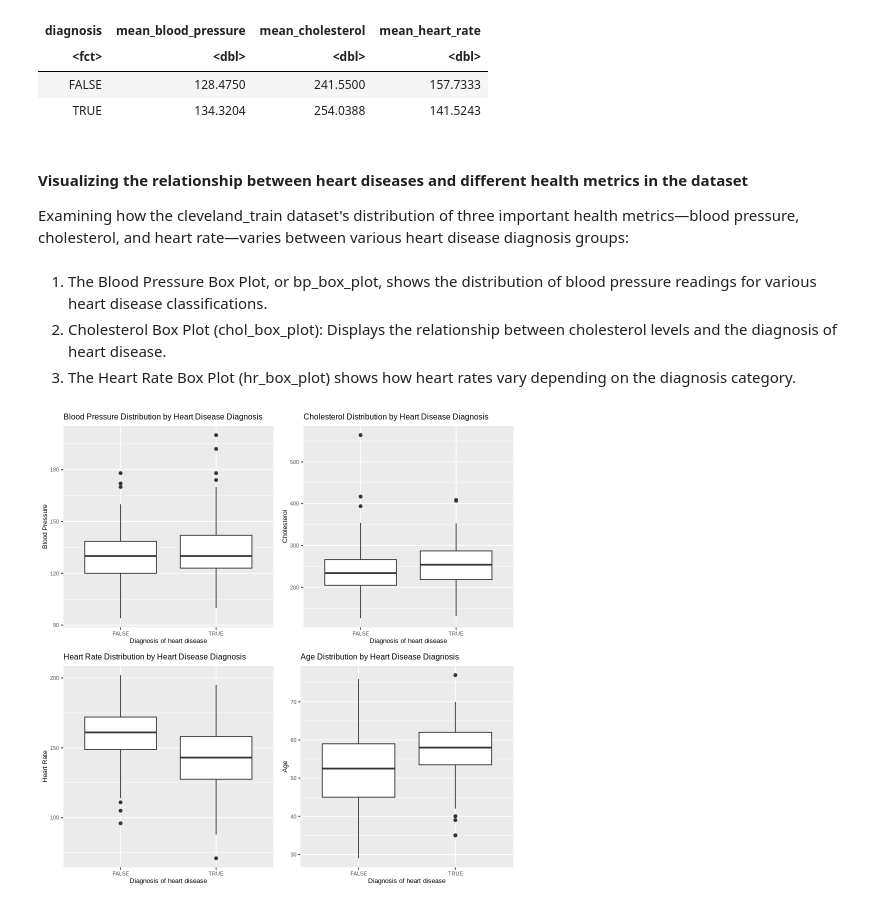
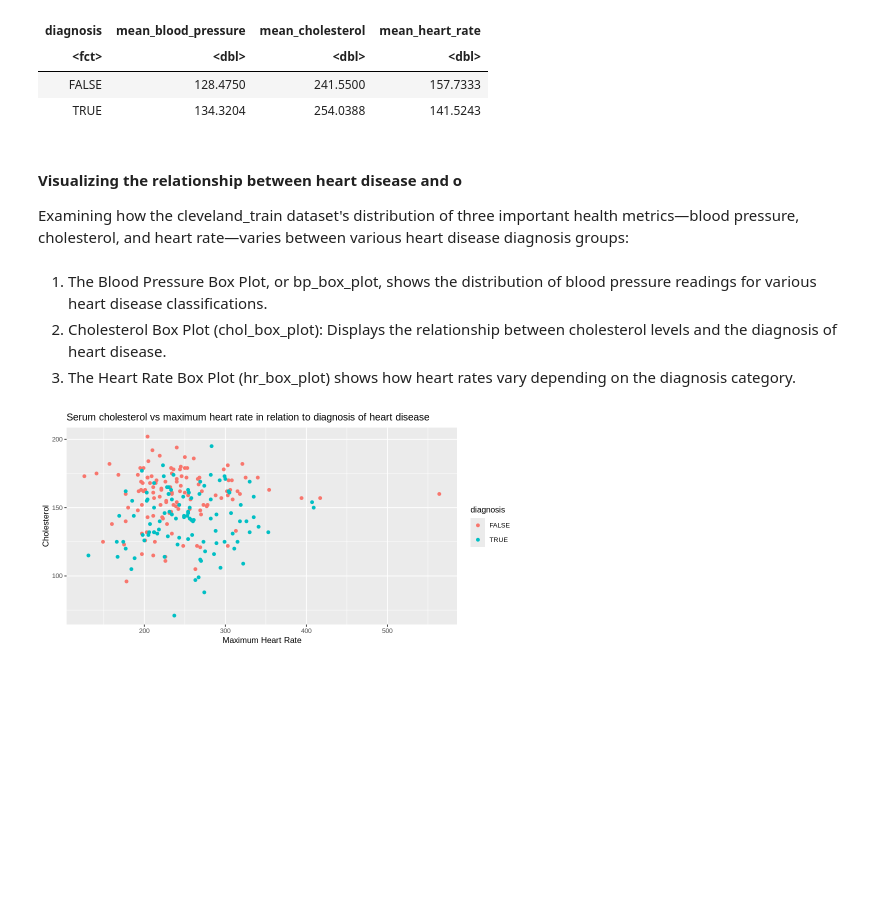
Before and after one commit to Git-Aarya/Heart-Disease-Predictor, a Jupyter notebook: project_proposal_analysis.ipynb, the cells around one changed output. Cells and saved outputs as stored; diff of their text form; code cells hidden in the pictures; blank space fills up the shorter version.

Commit message:
added scatter plot

```diff
--- a/project_proposal_analysis.ipynb
+++ b/project_proposal_analysis.ipynb
@@ -150,31 +150,21 @@ A tibble: 2 × 4
 | FALSE | 128.4750 | 241.5500 | 157.7333 |
 | TRUE | 134.3204 | 254.0388 | 141.5243 |
 # %% [markdown]
-#### Visualizing the relationship between heart diseases and different health metrics in the dataset
+#### Visualizing the relationship between heart disease and o
 Examining how the cleveland_train dataset's distribution of three important health metrics—blood pressure, cholesterol, and heart rate—varies between various heart disease diagnosis groups:
 # %% [markdown]
 1. The Blood Pressure Box Plot, or bp_box_plot, shows the distribution of blood pressure readings for various heart disease classifications.
 2. Cholesterol Box Plot (chol_box_plot): Displays the relationship between cholesterol levels and the diagnosis of heart disease.
 3. The Heart Rate Box Plot (hr_box_plot) shows how heart rates vary depending on the diagnosis category.
 # %%
-options(repr.plot.height = 8, repr.plot.width = 8)
+options(repr.plot.height = 4, repr.plot.width = 8)
 
-bp_box_plot <- cleveland_train |> ggplot(aes(x = diagnosis, y = blood_pressure)) + geom_boxplot() +
-            labs(x = "Diagnosis of heart disease", y = "Blood Pressure", title = "Blood Pressure Distribution by Heart Disease Diagnosis") +
-            theme(text = element_text(size = 8))
+bp_scatter <- cleveland_train |>
+            ggplot(aes(x = cholesterol, y = heart_rate, color = diagnosis)) +
+            geom_point() +
+            labs(x = "Maximum Heart Rate", y = "Cholesterol", title = "Serum cholesterol vs maximum heart rate in relation to diagnosis of heart disease") +
+            theme(text = element_text(size = 10))
 
-chol_box_plot <- cleveland_train |> ggplot(aes(x = diagnosis, y = cholesterol)) + geom_boxplot() +
-            labs(x = "Diagnosis of heart disease", y = "Cholesterol", title = "Cholesterol Distribution by Heart Disease Diagnosis") +
-            theme(text = element_text(size = 8))
-
-hr_box_plot <- cleveland_train |> ggplot(aes(x = diagnosis, y = heart_rate)) + geom_boxplot() +
-            labs(x = "Diagnosis of heart disease", y = "Heart Rate", title = "Heart Rate Distribution by Heart Disease Diagnosis") +
-            theme(text = element_text(size = 8))
-
-age_box_plot <- cleveland_train |> ggplot(aes(x = diagnosis, y = age)) + geom_boxplot() +
-            labs(x = "Diagnosis of heart disease", y = "Age", title = "Age Distribution by Heart Disease Diagnosis") +
-            theme(text = element_text(size = 8))
-
-plot_grid(bp_box_plot, chol_box_plot, hr_box_plot,age_box_plot, ncol = 2)
+bp_scatter
 # %% [output]
-[figure, old version]
+[figure, new version]
```
